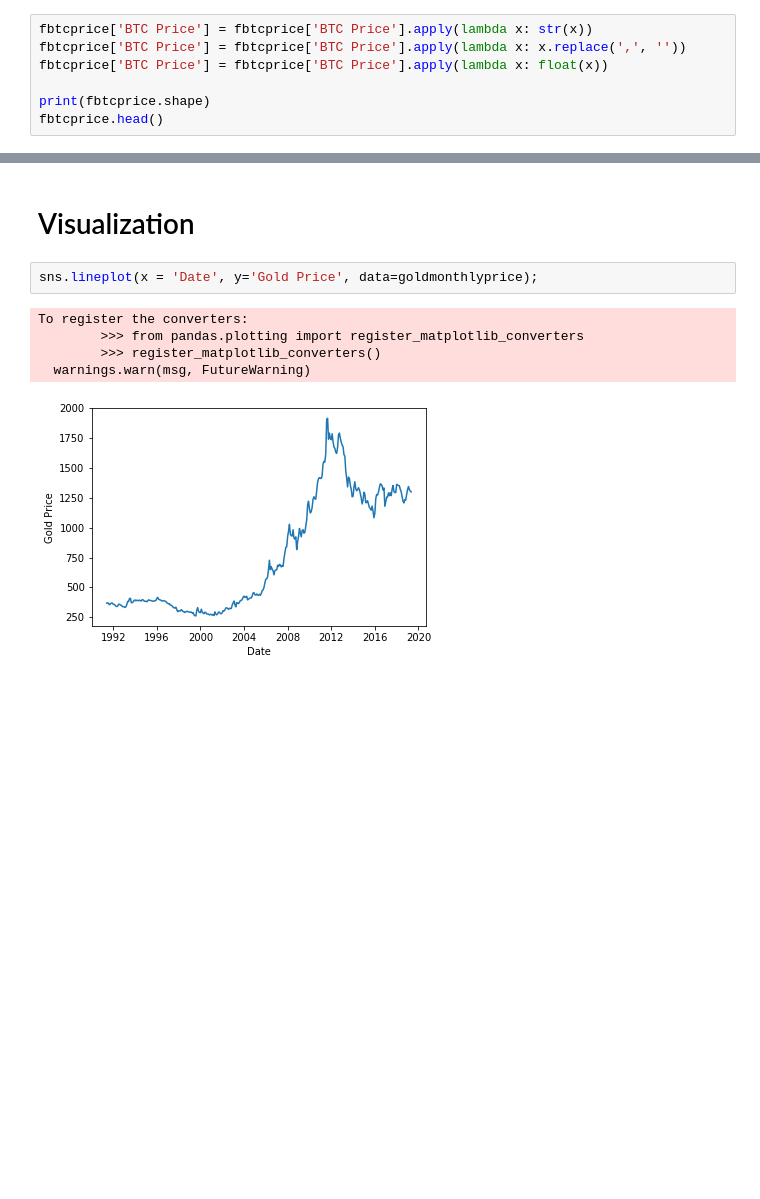
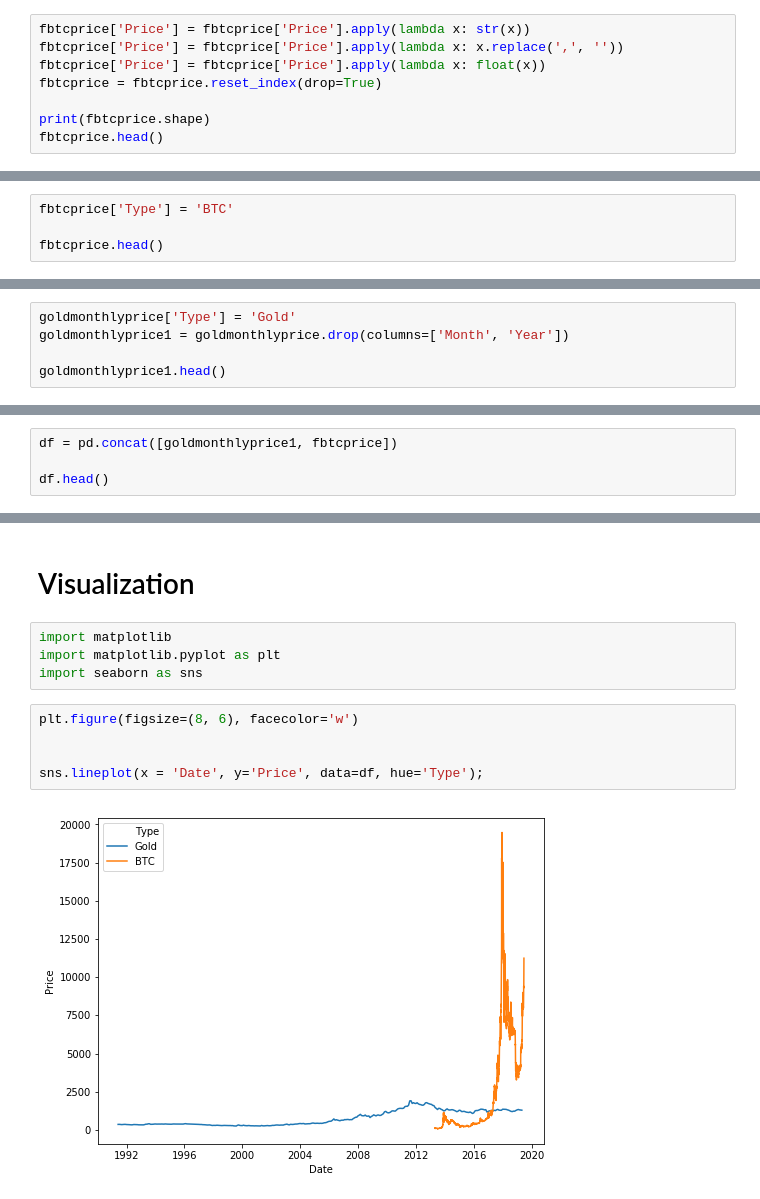
Before and after one commit to LambdaSchool-Sprints/DS-Unit-1-Sprint-5-Data-Storytelling-Blog-Post, a Jupyter notebook: BitcoinStorytellingProject.ipynb, the cells around one changed output, grey strips where cells are left out. Drawn from its saved outputs; the diff is of its cells as text; blank space fills up the shorter version.

Commit message:
Data Exploration

```diff
--- a/BitcoinStorytellingProject.ipynb
+++ b/BitcoinStorytellingProject.ipynb
@@ -393,9 +400,10 @@ BTC Price    2248 non-null object
 dtypes: datetime64[ns](1), object(1)
 memory usage: 52.7+ KB
 # %%
-fbtcprice['BTC Price'] = fbtcprice['BTC Price'].apply(lambda x: str(x))
-fbtcprice['BTC Price'] = fbtcprice['BTC Price'].apply(lambda x: x.replace(',', ''))
-fbtcprice['BTC Price'] = fbtcprice['BTC Price'].apply(lambda x: float(x))
+fbtcprice['Price'] = fbtcprice['Price'].apply(lambda x: str(x))
+fbtcprice['Price'] = fbtcprice['Price'].apply(lambda x: x.replace(',', ''))
+fbtcprice['Price'] = fbtcprice['Price'].apply(lambda x: float(x))
+fbtcprice = fbtcprice.reset_index(drop=True)
 
 print(fbtcprice.shape)
 fbtcprice.head()
@@ -421,0 +480,4 @@ memory usage: 52.7 KB
+# %%
+fbtcprice['Type'] = 'BTC'
+
+fbtcprice.head()
@@ -421,0 +491,5 @@ memory usage: 52.7 KB
+# %%
+goldmonthlyprice['Type'] = 'Gold'
+goldmonthlyprice1 = goldmonthlyprice.drop(columns=['Month', 'Year'])
+
+goldmonthlyprice1.head()
@@ -421,0 +503,4 @@ memory usage: 52.7 KB
+# %%
+df = pd.concat([goldmonthlyprice1, fbtcprice])
+
+df.head()
@@ -422,11 +546,14 @@ memory usage: 52.7 KB
 # %% [markdown]
 # Visualization
+# %%
+import matplotlib
+import matplotlib.pyplot as plt
+import seaborn as sns
 # %%
-sns.lineplot(x = 'Date', y='Gold Price', data=goldmonthlyprice);
+plt.figure(figsize=(8, 6), facecolor='w')
+
+
+sns.lineplot(x = 'Date', y='Price', data=df, hue='Type');
 # %% [output]
-To register the converters:
-        >>> from pandas.plotting import register_matplotlib_converters
-        >>> register_matplotlib_converters()
-  warnings.warn(msg, FutureWarning)
-[figure, old version]
+[figure, new version]
 # %%
```
Also changed, not shown: parts of 40 cells of this notebook.
